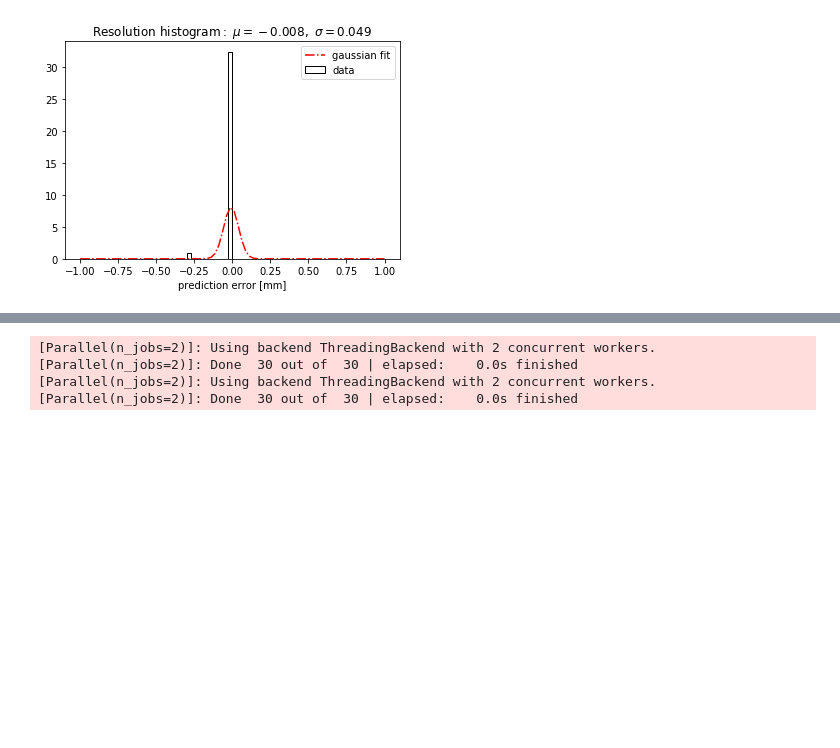
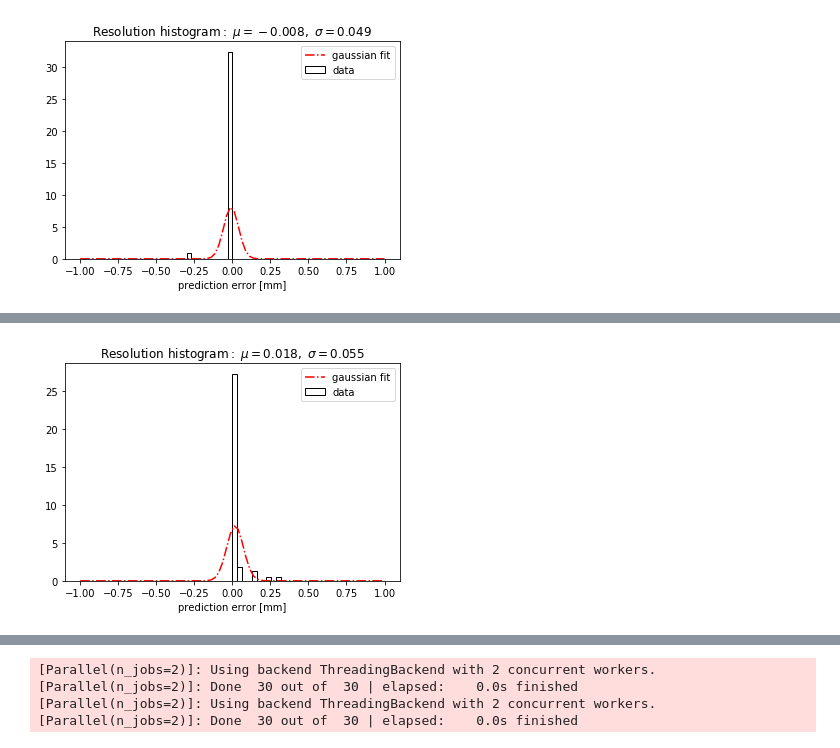
Before and after one commit to cdesio/leaf_reco, a Jupyter notebook: notebooks/RF_clean_test.ipynb, the cells around one changed output, grey strips where cells are left out. Cells and saved outputs as stored; diff of their text form; code cells hidden in the pictures; blank space fills up the shorter version.

```diff
--- a/notebooks/RF_clean_test.ipynb
+++ b/notebooks/RF_clean_test.ipynb
@@ -39,8 +39,8 @@ def cut_reshape(arr):
     arr_RF = reshape_RF(arr_cut)
     return arr_RF
 # %%
-def import_splitted_gt(pos):
-    Xy = np.load(os.path.join(clean_dir,"Xy_"+pos+"_clean300_june.npz"))
+def import_splitted_gt(pos, keyword):
+    Xy = np.load(os.path.join(clean_dir,"Xy_"+pos+"_{}.npz".format(keyword)))
     X = Xy["y"]
     y = Xy["dist"]
     X_RF = cut_reshape(X)
@@ -291,0 +338,3 @@ plot_histo(model.predict(X_35mm_cl_RF_test), y_35mm_cl_test, -1,1, nbins_fit=80,
+# %%
+X_1mm_test = np.vstack((X_1mm_cl_RF_test, X_1mm_cl_RF_2nd_test))
+y_1mm_test = np.hstack((y_1mm_cl_test, y_1mm_cl_2nd_test))
@@ -291,0 +368,3 @@ plot_histo(model.predict(X_35mm_cl_RF_test), y_35mm_cl_test, -1,1, nbins_fit=80,
+# %%
+plot_histo(model.predict(X_1mm_test), y_1mm_test, -1,1, nbins_fit=80, nbins_hist=10)
+# %% [output]
@@ -291,0 +374 @@ plot_histo(model.predict(X_35mm_cl_RF_test), y_35mm_cl_test, -1,1, nbins_fit=80,
+[figure, added]
```
Also changed, not shown: parts of 37 cells of this notebook.
